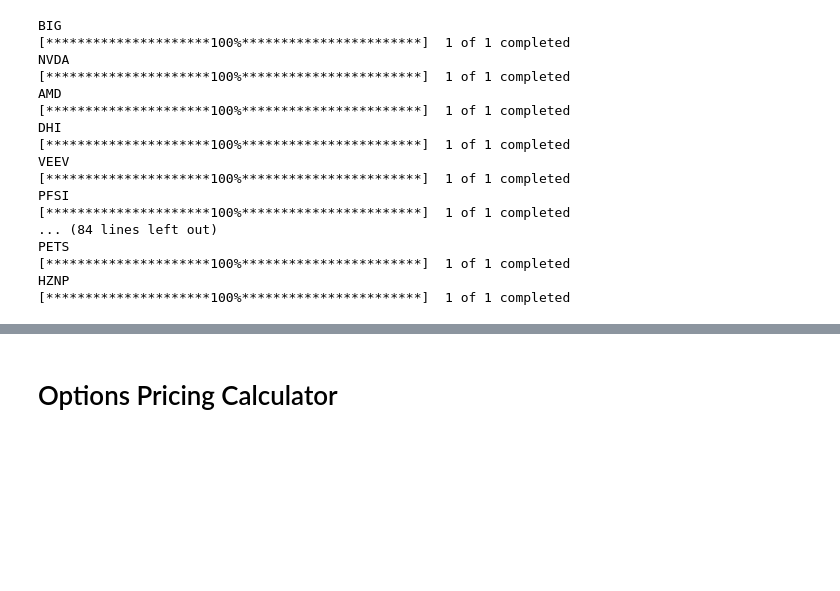
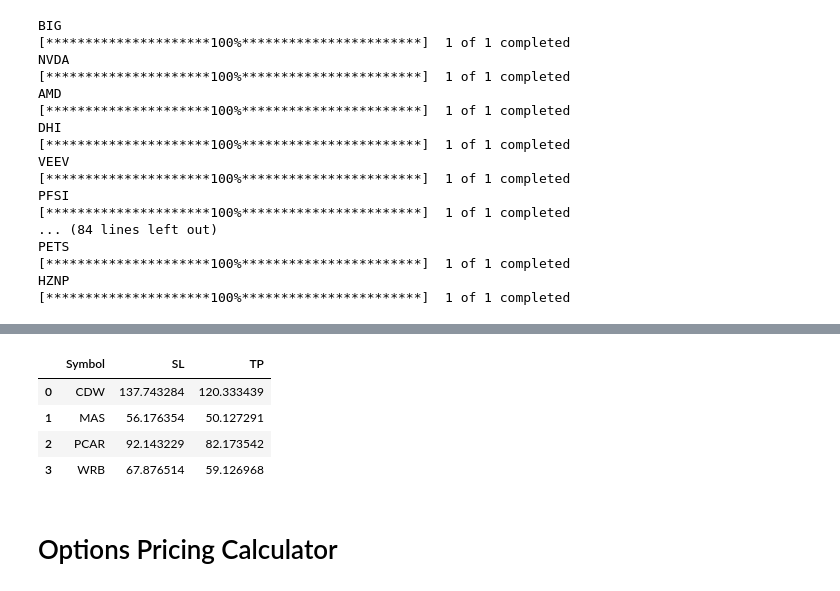
Before and after one commit to zachlim98/BeatingEnDUS, a Jupyter notebook: Own Screener/PowerXScreen.ipynb, the cells around one changed output, grey strips where cells are left out. Cells and saved outputs as stored; diff of their text form; code cells hidden in the pictures; blank space fills up the shorter version.

```diff
--- a/Own Screener/PowerXScreen.ipynb
+++ b/Own Screener/PowerXScreen.ipynb
@@ -40,3 +152,11 @@ for filename in os.listdir('datasets'):
+# %%
+sells
+# %% [output]
+|  | Symbol | SL | TP |
+| 0 | CDW | 137.743284 | 120.333439 |
+| 1 | MAS | 56.176354 | 50.127291 |
+| 2 | PCAR | 92.143229 | 82.173542 |
+| 3 | WRB | 67.876514 | 59.126968 |
 # %% [markdown]
 # Options Pricing Calculator
 # %%
```
Also changed, not shown: parts of 5 cells of this notebook, 52 other files.
